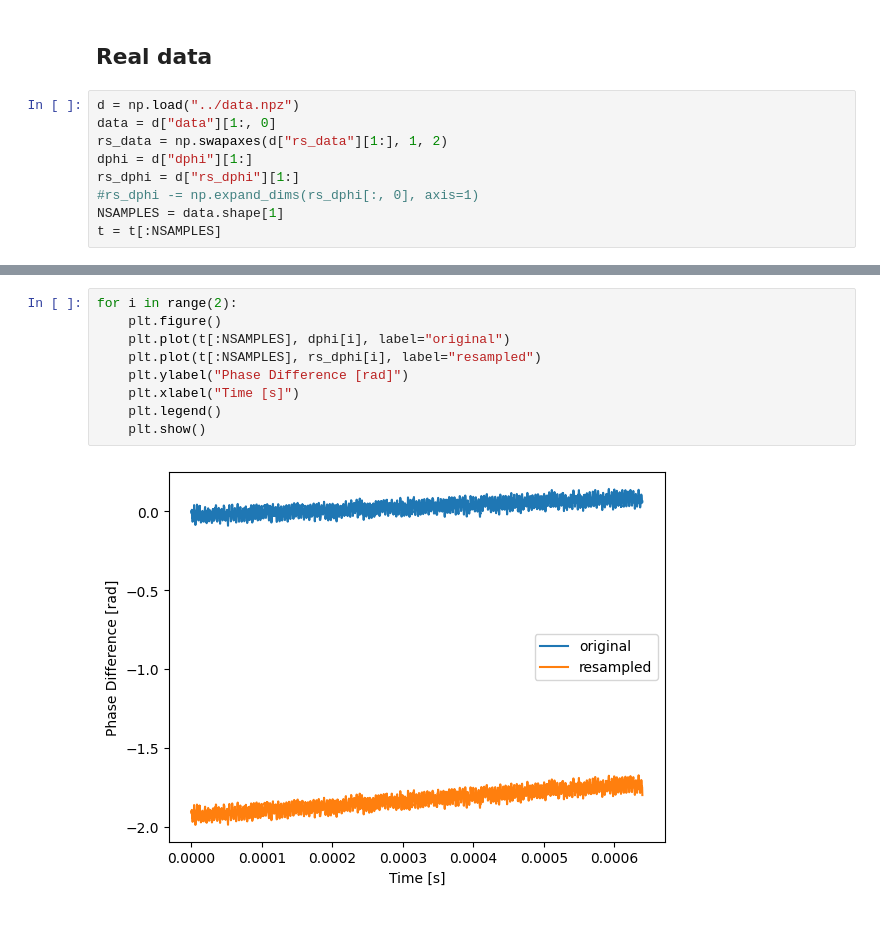
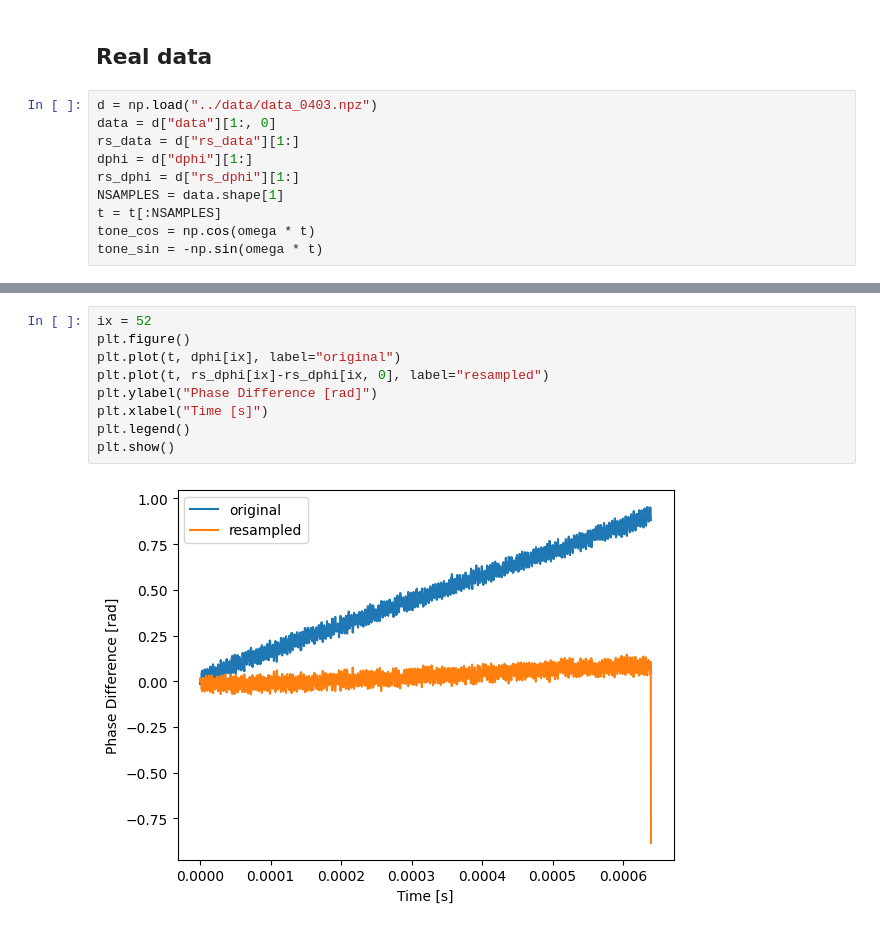
Before and after one commit to AaronParsons/sdrudp, a Jupyter notebook: notebooks/phase_detect_and_correct.ipynb, the cells around one changed output, grey strips where cells are left out. Cells and saved outputs as stored; diff of their text form.

```diff
--- a/notebooks/phase_detect_and_correct.ipynb
+++ b/notebooks/phase_detect_and_correct.ipynb
@@ -87,12 +85,13 @@ plt.show()
 # %% [markdown]
 ## Real data
 # %%
-d = np.load("../data.npz")
+d = np.load("../data/data_0403.npz")
 data = d["data"][1:, 0]
-rs_data = np.swapaxes(d["rs_data"][1:], 1, 2)
+rs_data = d["rs_data"][1:]
 dphi = d["dphi"][1:]
 rs_dphi = d["rs_dphi"][1:]
-#rs_dphi -= np.expand_dims(rs_dphi[:, 0], axis=1)
 NSAMPLES = data.shape[1]
 t = t[:NSAMPLES]
+tone_cos = np.cos(omega * t)
+tone_sin = -np.sin(omega * t)
 # %%
@@ -111,11 +132,11 @@ for i in range(2):
 # %%
-for i in range(2):
-    plt.figure()
-    plt.plot(t[:NSAMPLES], dphi[i], label="original")
-    plt.plot(t[:NSAMPLES], rs_dphi[i], label="resampled")
-    plt.ylabel("Phase Difference [rad]")
-    plt.xlabel("Time [s]")
-    plt.legend()
-    plt.show()
+ix = 52
+plt.figure()
+plt.plot(t, dphi[ix], label="original")
+plt.plot(t, rs_dphi[ix]-rs_dphi[ix, 0], label="resampled")
+plt.ylabel("Phase Difference [rad]")
+plt.xlabel("Time [s]")
+plt.legend()
+plt.show()
 # %% [output]
-[figure, old version]
+[figure, new version]
```
Also changed, not shown: parts of 7 cells of this notebook.
